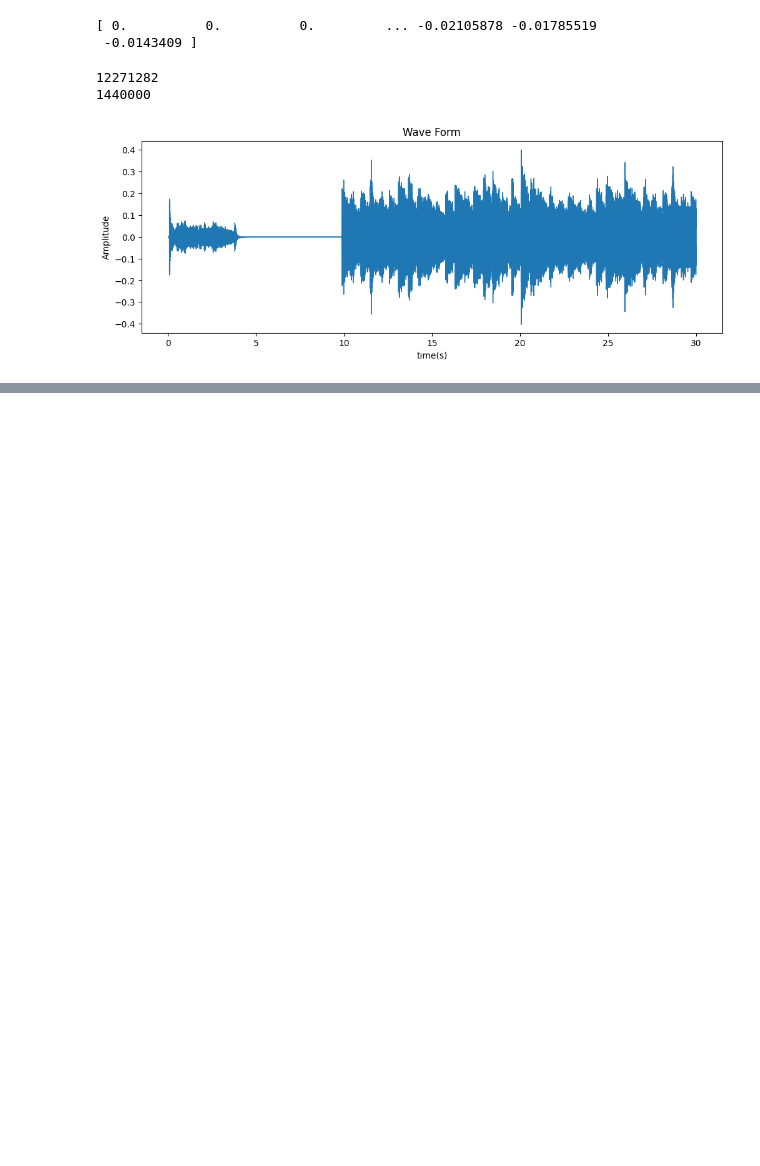
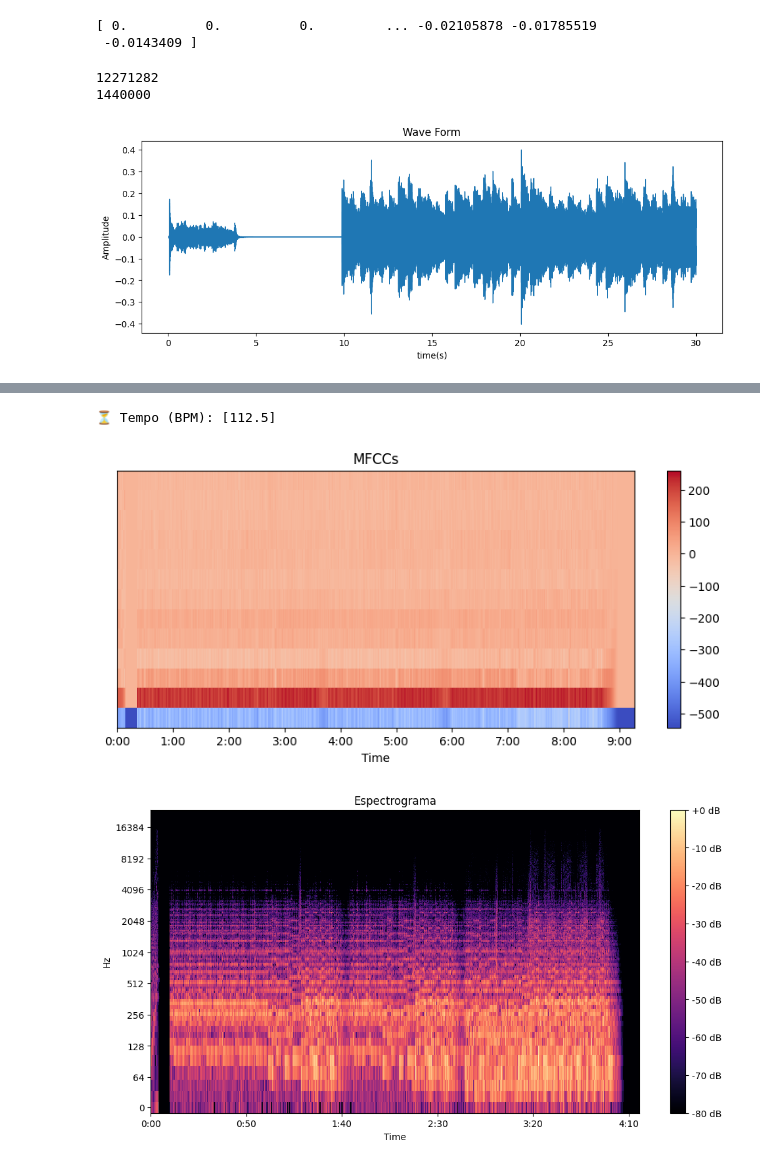
Before and after one commit to u172764/3d-musical-visualizer, a Jupyter notebook: feature-extraction.ipynb, the cells around one changed output, grey strips where cells are left out. Cells and saved outputs as stored; diff of their text form; code cells hidden in the pictures; blank space fills up the shorter version.

```diff
--- a/feature-extraction.ipynb
+++ b/feature-extraction.ipynb
@@ -38,0 +74,25 @@ plt.show()
+# %%
+# Calcular Tempo (BPM)
+onset_env = librosa.onset.onset_strength(y=y, sr=sr)
+tempo, _ = librosa.beat.beat_track(y=y, sr=sr, onset_envelope=onset_env)
+print(f"⏳ Tempo (BPM): {tempo}")
+
+# Extraer MFCCs (útil para IA)
+mfccs = librosa.feature.mfcc(y=y, sr=sr, n_mfcc=13)
+plt.figure(figsize=(10, 4))
+librosa.display.specshow(mfccs, x_axis="time")
+plt.colorbar()
+plt.title("MFCCs")
+plt.show()
+
+# Espectrograma (Representación Visual del Sonido)
+stft = np.abs(librosa.stft(y))
+plt.figure(figsize=(12, 6))
+librosa.display.specshow(librosa.amplitude_to_db(stft, ref=np.max), sr=sr, y_axis="log", x_axis="time")
+plt.colorbar(format="%+2.0f dB")
+plt.title("Espectrograma")
+plt.show()
+# %% [output]
+⏳ Tempo (BPM): [112.5]
+[figure, added]
+[figure, added]
```
Also changed, not shown: parts of 2 cells of this notebook.
